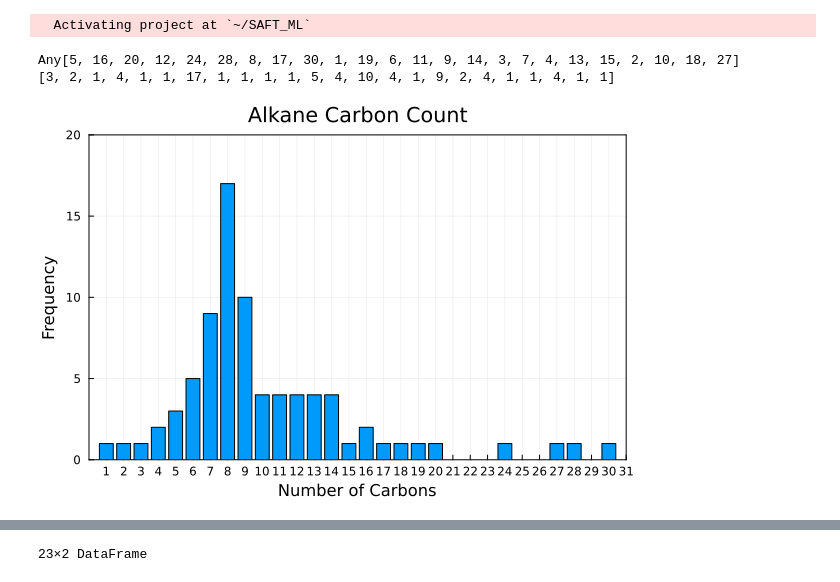
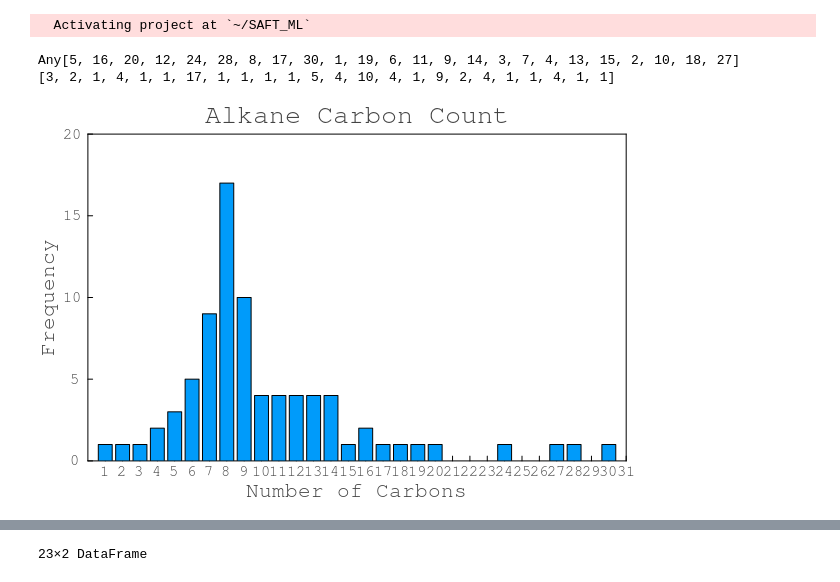
Before and after one commit to lucpaoli/SAFT_ML, a Jupyter notebook: pcpsaft_params/training_data_open_and_analysis.ipynb, the cells around one changed output, grey strips where cells are left out. Cells and saved outputs as stored; diff of their text form; code cells hidden in the pictures.

```diff
--- a/pcpsaft_params/training_data_open_and_analysis.ipynb
+++ b/pcpsaft_params/training_data_open_and_analysis.ipynb
@@ -47,26 +47,26 @@ training_data_alkanes = filter(row -> row.family == "Alkanes", training_data);
 # %%
 count_per_row = []
 
 for i in 1:nrow(training_data_alkanes)
     push!(count_per_row,count(c -> c == 'C', training_data_alkanes[i, :isomeric_SMILES]))
 end
 
 counts_dict = Dict{Any, Int}()
 for value in count_per_row
     counts_dict[value] = get(counts_dict, value, 0) + 1
 end
 
 counts_vector = collect(values(counts_dict))
 values_vector = collect(keys(counts_dict))
 
 println(values_vector)
 println(counts_vector)
 
-bar(values_vector, counts_vector, bins=0:maximum(counts_vector)+1, xlabel="Number of Carbons", ylabel="Frequency", title="Alkane Carbon Count",legend=false,framestyle=:box)
+bar(values_vector, counts_vector, bins=0:maximum(counts_vector)+1, xlabel="Number of Carbons", ylabel="Frequency", title="Alkane Carbon Count",legend=false,framestyle=:box,grid=false,fontfamily="serif")
 xlims!(0,31)
 ylims!(0,20)
 xticks!(1:31)
 # %% [output]
 Any[5, 16, 20, 12, 24, 28, 8, 17, 30, 1, 19, 6, 11, 9, 14, 3, 7, 4, 13, 15, 2, 10, 18, 27]
 [3, 2, 1, 4, 1, 1, 17, 1, 1, 1, 1, 5, 4, 10, 4, 1, 9, 2, 4, 1, 1, 4, 1, 1]
-[figure, old version]
+[figure, new version]
```
Also changed, not shown: parts of 2 cells of this notebook, 6 other files.
